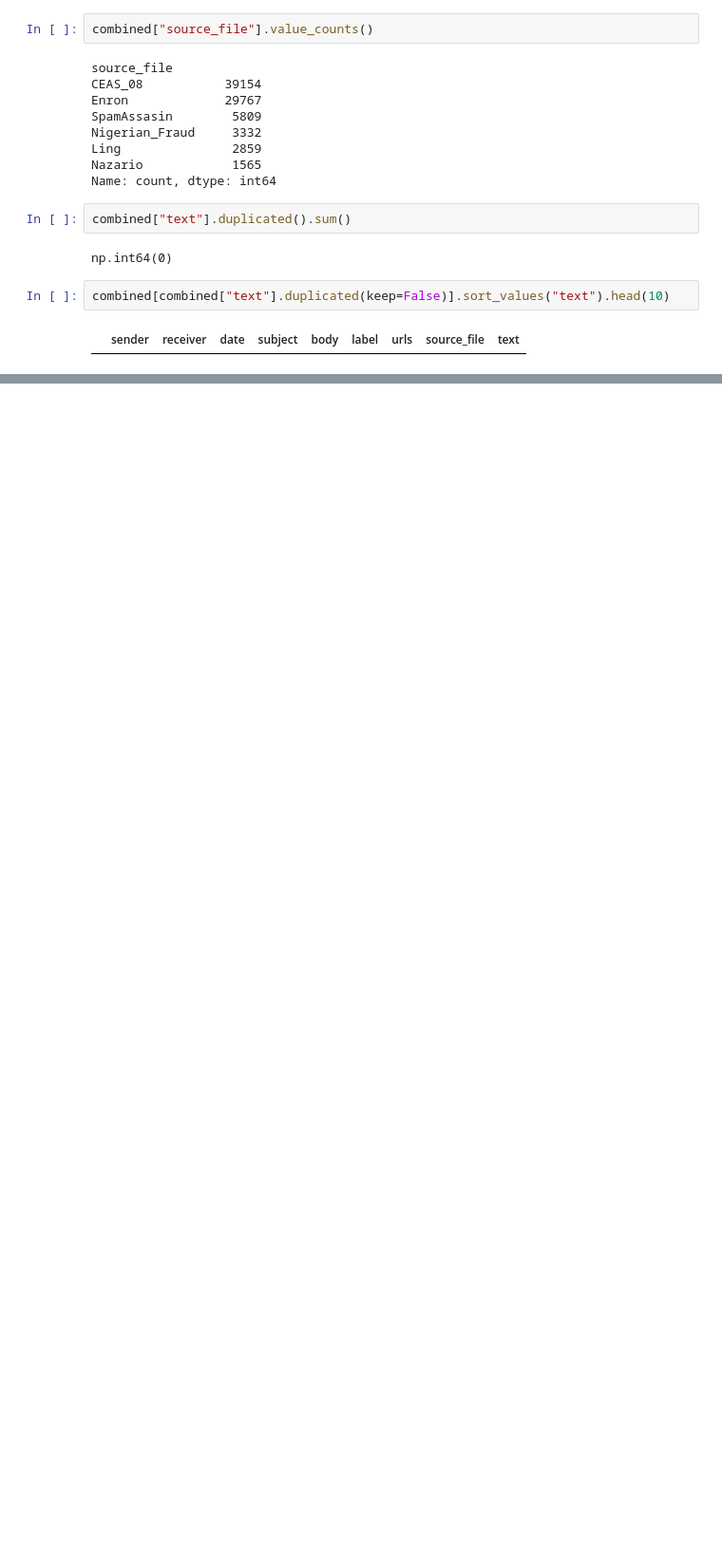
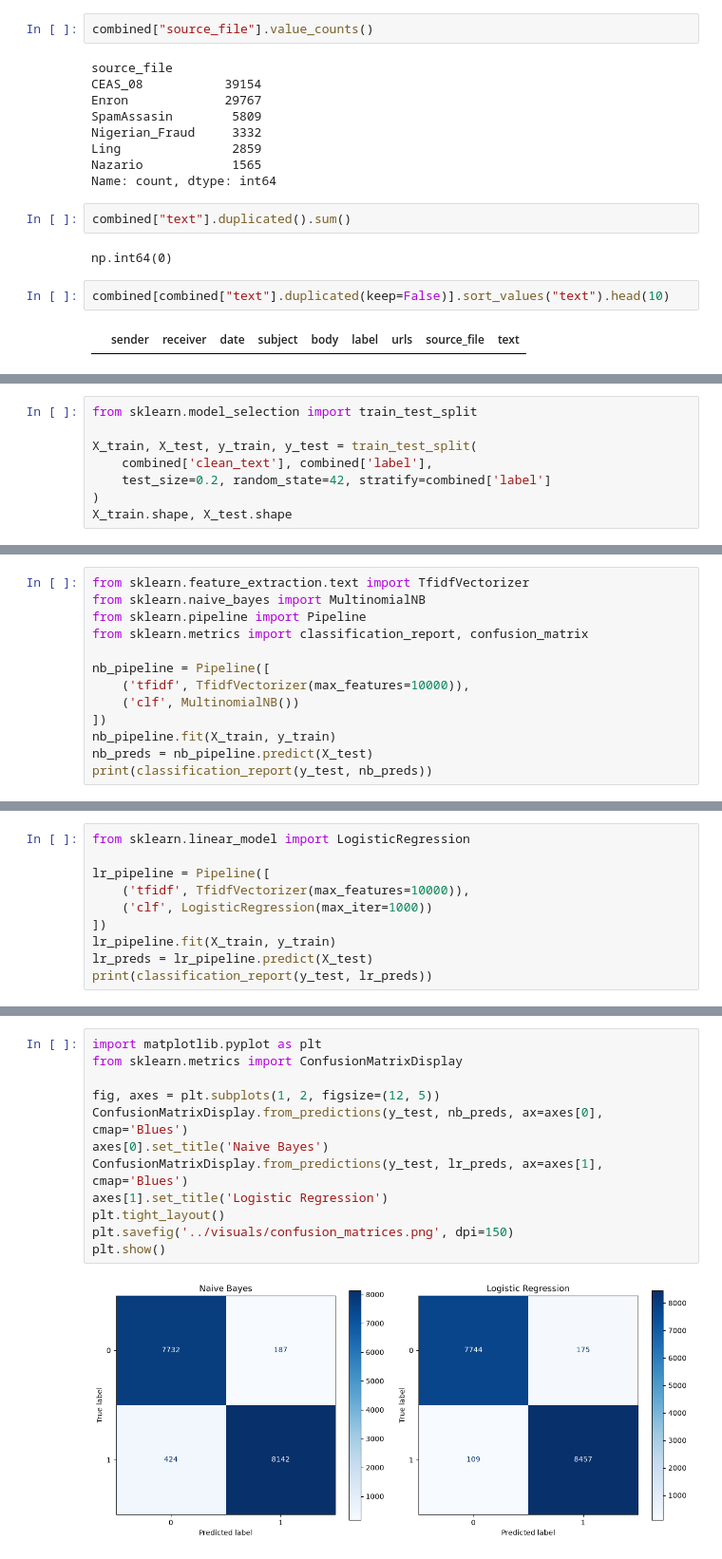
Before and after one commit to womanvitha/phishing-email-nlp-detector, a Jupyter notebook: notebooks/01_exploration.ipynb, the cells around one changed output, grey strips where cells are left out. Shown at 95% size. Saved outputs shown, nothing was run; the diff lists cells and outputs as text; blank space fills up the shorter version.

Commit message:
Add trained models, visualizations, README, and ignore large processed data

```diff
--- a/notebooks/01_exploration.ipynb
+++ b/notebooks/01_exploration.ipynb
@@ -129,0 +181,8 @@ combined[combined["text"].duplicated(keep=False)].sort_values("text").head(10)
+# %%
+from sklearn.model_selection import train_test_split
+
+X_train, X_test, y_train, y_test = train_test_split(
+    combined['clean_text'], combined['label'],
+    test_size=0.2, random_state=42, stratify=combined['label']
+)
+X_train.shape, X_test.shape
@@ -129,0 +191,13 @@ combined[combined["text"].duplicated(keep=False)].sort_values("text").head(10)
+# %%
+from sklearn.feature_extraction.text import TfidfVectorizer
+from sklearn.naive_bayes import MultinomialNB
+from sklearn.pipeline import Pipeline
+from sklearn.metrics import classification_report, confusion_matrix
+
+nb_pipeline = Pipeline([
+    ('tfidf', TfidfVectorizer(max_features=10000)),
+    ('clf', MultinomialNB())
+])
+nb_pipeline.fit(X_train, y_train)
+nb_preds = nb_pipeline.predict(X_test)
+print(classification_report(y_test, nb_preds))
@@ -129,0 +213,10 @@ combined[combined["text"].duplicated(keep=False)].sort_values("text").head(10)
+# %%
+from sklearn.linear_model import LogisticRegression
+
+lr_pipeline = Pipeline([
+    ('tfidf', TfidfVectorizer(max_features=10000)),
+    ('clf', LogisticRegression(max_iter=1000))
+])
+lr_pipeline.fit(X_train, y_train)
+lr_preds = lr_pipeline.predict(X_test)
+print(classification_report(y_test, lr_preds))
@@ -129,0 +249,14 @@ combined[combined["text"].duplicated(keep=False)].sort_values("text").head(10)
+# %%
+import matplotlib.pyplot as plt
+from sklearn.metrics import ConfusionMatrixDisplay
+
+fig, axes = plt.subplots(1, 2, figsize=(12, 5))
+ConfusionMatrixDisplay.from_predictions(y_test, nb_preds, ax=axes[0], cmap='Blues')
+axes[0].set_title('Naive Bayes')
+ConfusionMatrixDisplay.from_predictions(y_test, lr_preds, ax=axes[1], cmap='Blues')
+axes[1].set_title('Logistic Regression')
+plt.tight_layout()
+plt.savefig('../visuals/confusion_matrices.png', dpi=150)
+plt.show()
+# %% [output]
+[figure, added]
```
Also changed, not shown: parts of 11 cells of this notebook, 6 other files.
